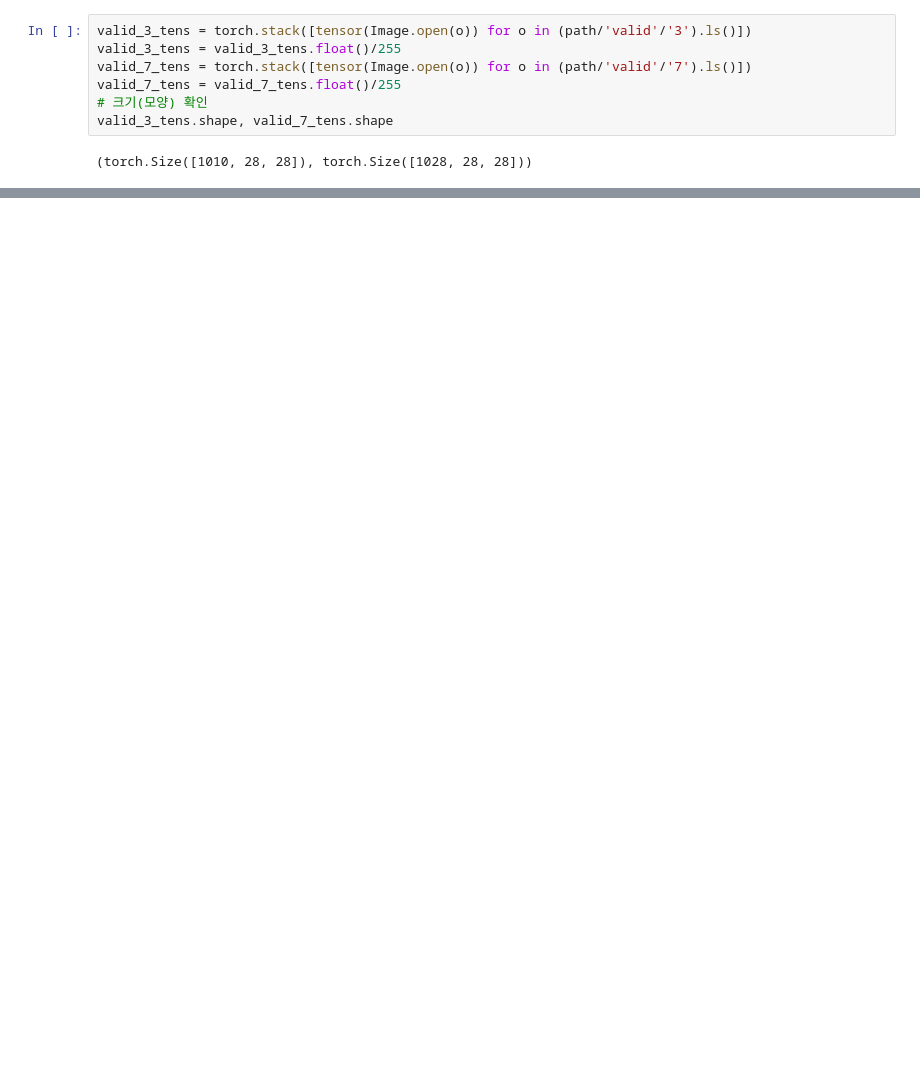
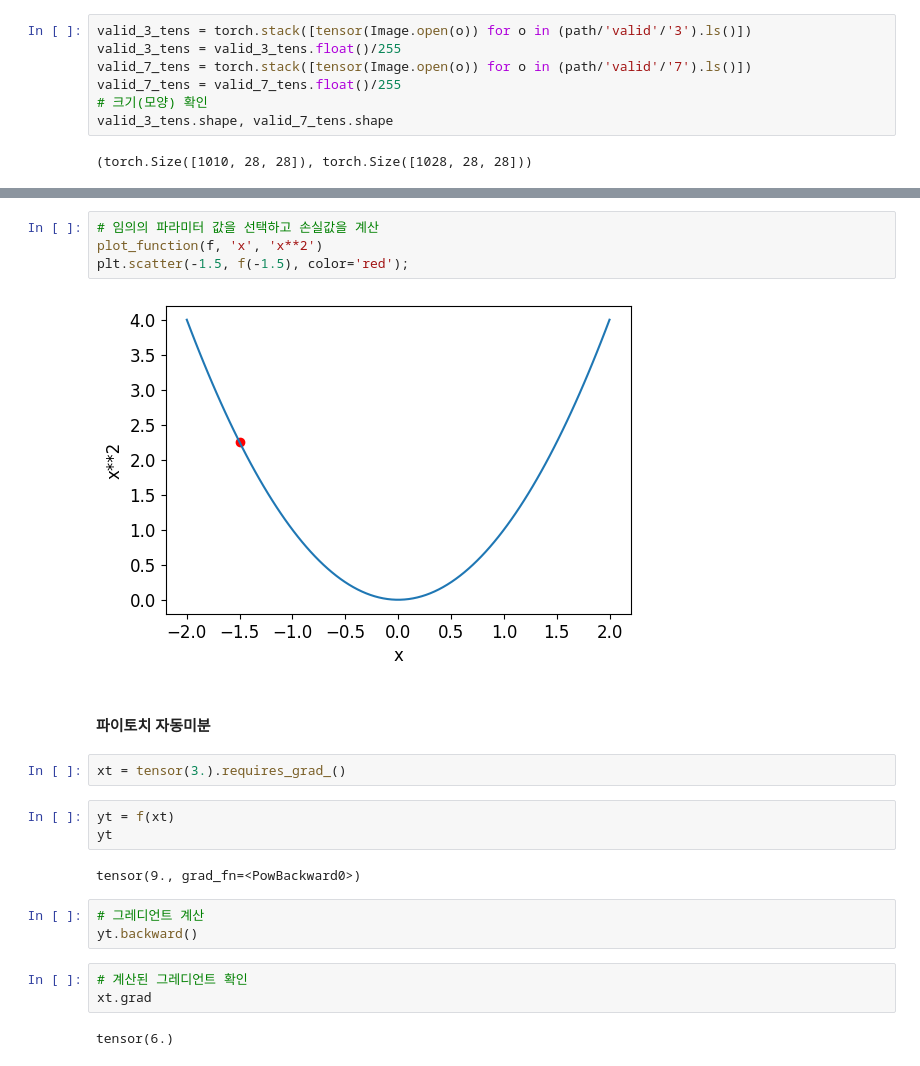
Before and after one commit to chw8207/fastai_pytorch, a Jupyter notebook: 숫자분류기.ipynb, the cells around one changed output, grey strips where cells are left out. Cells and saved outputs as stored; diff of their text form; blank space fills up the shorter version.

```diff
--- a/숫자분류기.ipynb
+++ b/숫자분류기.ipynb
@@ -248,0 +315,23 @@ valid_3_tens.shape, valid_7_tens.shape
+# %%
+# 임의의 파라미터 값을 선택하고 손실값을 계산
+plot_function(f, 'x', 'x**2')
+plt.scatter(-1.5, f(-1.5), color='red');
+# %% [output]
+[figure, added]
+# %% [markdown]
+#### 파이토치 자동미분
+# %%
+xt = tensor(3.).requires_grad_()
+# %%
+yt = f(xt)
+yt
+# %% [output]
+tensor(9., grad_fn=<PowBackward0>)
+# %%
+# 그레디언트 계산
+yt.backward()
+# %%
+# 계산된 그레디언트 확인
+xt.grad
+# %% [output]
+tensor(6.)
```
Also changed, not shown: parts of 54 cells of this notebook.
